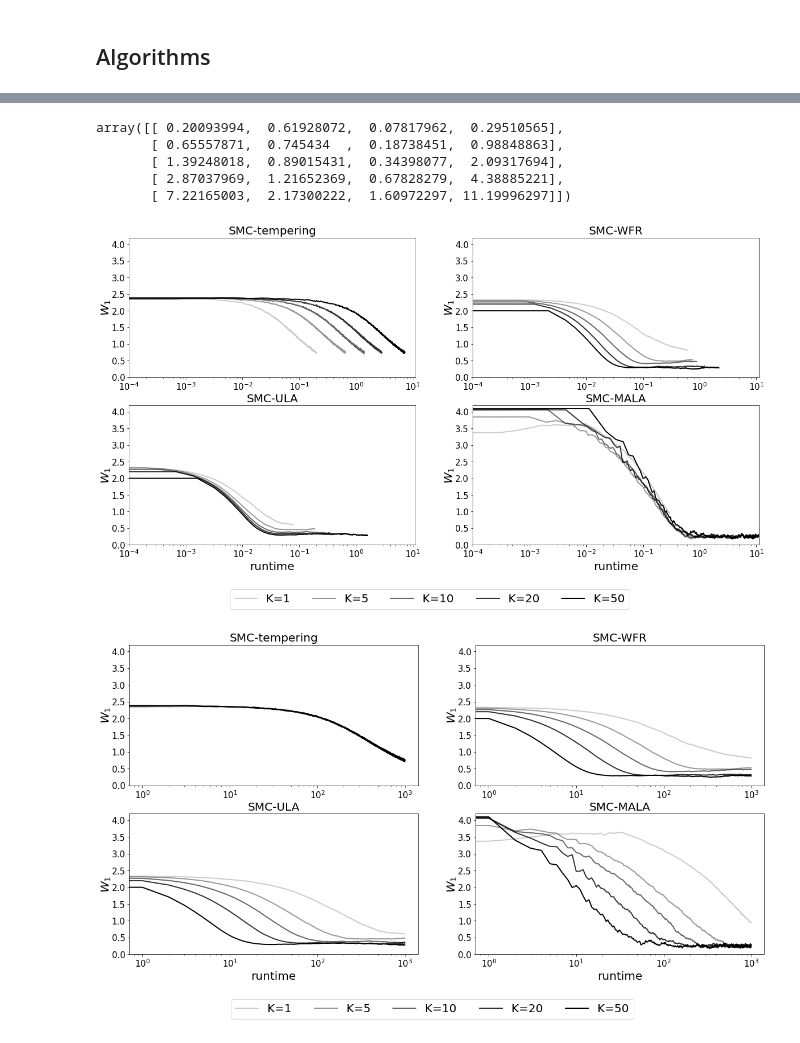
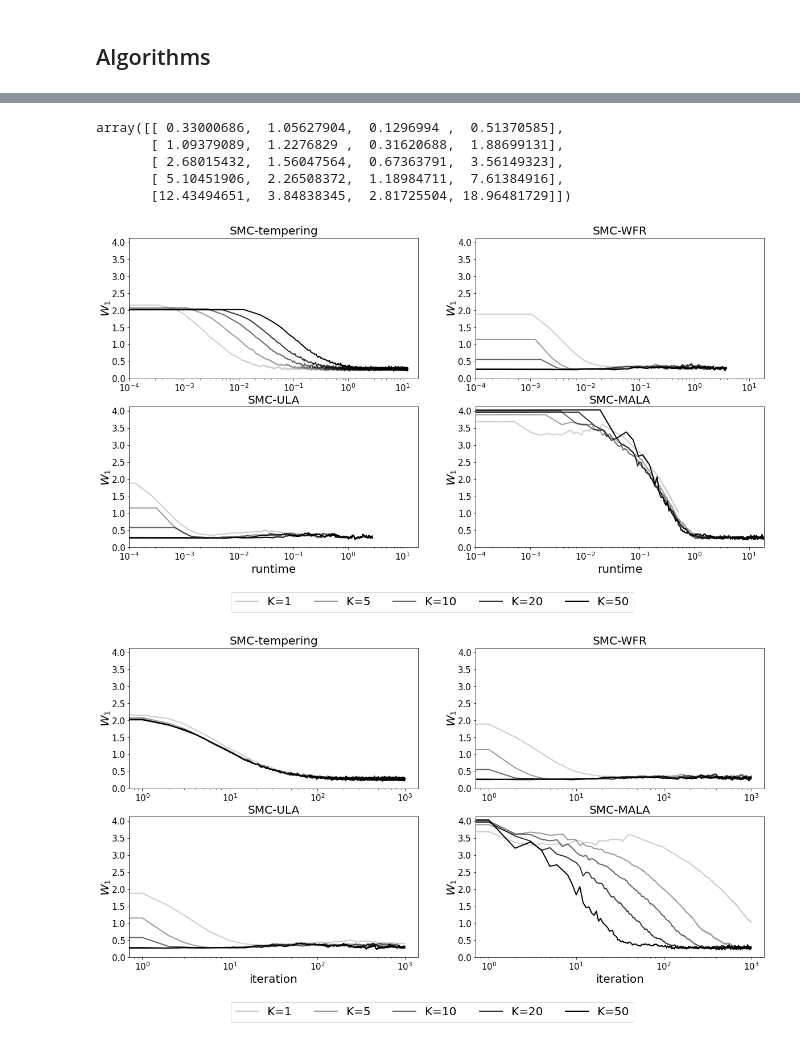
Before and after one commit to FrancescaCrucinio/SMC-WFR, a Jupyter notebook: Donut/Donut_Sensitivity2K.ipynb, the cells around one changed output, grey strips where cells are left out. Drawn from its saved outputs; the diff is of its cells as text; code cells hidden in the pictures.

```diff
--- a/Donut/Donut_Sensitivity2K.ipynb
+++ b/Donut/Donut_Sensitivity2K.ipynb
@@ -39,7 +39,7 @@ true_sample = 16*np.random.uniform(size = (100000, d))-8
 true_weight = rs.exp_and_normalise(algo.logpi_donut(true_sample.T, ystar, sigma))
 # %%
 Niter = 1000
-gamma = 0.0001
+gamma = 0.005
 N = 300
 X0 = np.random.multivariate_normal(np.zeros(d), np.eye(d), size = N)
 
@@ -137,11 +137,11 @@ plt.show()
 avg_runtime = np.mean(runtime, axis = 1)
 avg_runtime
 # %% [output]
-array([[ 0.20093994,  0.61928072,  0.07817962,  0.29510565],
-       [ 0.65557871,  0.745434  ,  0.18738451,  0.98848863],
-       [ 1.39248018,  0.89015431,  0.34398077,  2.09317694],
-       [ 2.87037969,  1.21652369,  0.67828279,  4.38885221],
-       [ 7.22165003,  2.17300222,  1.60972297, 11.19996297]])
+array([[ 0.33000686,  1.05627904,  0.1296994 ,  0.51370585],
+       [ 1.09379089,  1.2276829 ,  0.31620688,  1.88699131],
+       [ 2.68015432,  1.56047564,  0.67363791,  3.56149323],
+       [ 5.10451906,  2.26508372,  1.18984711,  7.61384916],
+       [12.43494651,  3.84838345,  2.81725504, 18.96481729]])
 # %%
 w1_fr = np.zeros((Ksize, Nrep, d, Niter_fr))
 w1_wfr = np.zeros((Ksize, Nrep, d, Niter))
@@ -156,19 +156,15 @@ cov_smcmala = np.zeros((Ksize, Nrep, Niter_smcmala))
 for h in range(Ksize):
     for j in range(Nrep):
         for i in range(Niter):
-            cov_wfr[h, j, i] = np.mean((np.cov(wfr_x[h, j, i, :, :], aweights = wfr_w[h, j, i, :]) - true_variance)**2)
             for k in range(d):
                 w1_wfr[h, j, k, i]  = stats.wasserstein_distance(wfr_x[h, j, i, k, :], true_sample[:, k], u_weights = wfr_w[h, j, i, :])
         for i in range(Niter_fr):
-            cov_fr[h, j, i] = np.mean((np.cov(fr_x[h, j, i, :, :], aweights = fr_w[h, j, i, :]) - true_variance)**2)
             for k in range(d):
                 w1_fr[h, j, k, i]  = stats.wasserstein_distance(fr_x[h, j, i, k, :], true_sample[:, k], u_weights = fr_w[h, j, i, :])
         for i in range(Niter_smcula):
-            cov_smcula[h, j, i] = np.mean((np.cov(smcula_x[h, j, i, :, :], aweights = smcula_w[h, j, i, :]) - true_variance)**2)
             for k in range(d):
                 w1_smcula[h, j, k, i]  = stats.wasserstein_distance(smcula_x[h, j, i, k, :], true_sample[:, k], u_weights = smcula_w[h, j, i, :])
         for i in range(Niter_smcmala):
-            cov_smcmala[h, j, i] = np.mean((np.cov(smcmala_x[h, j, i, :, :], aweights = smcmala_w[h, j, i, :]) - true_variance)**2)
             for k in range(d):
                 w1_smcmala[h, j, k, i]  = stats.wasserstein_distance(smcmala_x[h, j, i, k, :], true_sample[:, k], u_weights = smcmala_w[h, j, i, :])
 # %%
@@ -225,9 +221,9 @@ for k in range(Ksize):
     plt.ylim(0, max(np.concatenate([w1_fr_plot, w1_wfr_plot, w1_smcula_plot, w1_smcmala_plot]))+0.1)
     plt.legend(loc = 'lower center', bbox_to_anchor=(-.15, -0.5), ncol = 5, fontsize = 20)
 
-# plt.savefig('donut_K_runtime.pdf', bbox_inches="tight")
+plt.savefig('donut_K_runtime.pdf', bbox_inches="tight")
 # %% [output]
-[figure, old version]
+[figure, new version]
 # %%
 plt.figure(figsize = (20,10))
 
@@ -247,37 +243,35 @@ for k in range(Ksize):
     plt.subplot(2, 2, 1)
     plt.title('SMC-tempering', fontsize = 20)
     plt.semilogx(w1_fr_plot, label = 'K='+str(nmcmc), lw = 2, c = 'black', alpha = alphas[k])
-#     plt.xlabel('runtime', fontsize = 20)
     plt.ylabel('$W_1$', fontsize = 20, labelpad=-1)
     plt.xticks(fontsize=15);
     plt.yticks(fontsize=15);
     plt.ylim(0, max(np.concatenate([w1_fr_plot, w1_wfr_plot, w1_smcula_plot, w1_smcmala_plot]))+0.1)
     plt.subplot(2, 2, 2)
     plt.title('SMC-WFR', fontsize = 20)
     plt.semilogx(w1_wfr_plot, label = 'K='+str(nmcmc), lw = 2, c = 'black', alpha = alphas[k])
-#     plt.xlabel('runtime', fontsize = 20)
     plt.ylabel('$W_1$', fontsize = 20, labelpad=-1)
     plt.xticks(fontsize=15);
     plt.yticks(fontsize=15);
     plt.ylim(0, max(np.concatenate([w1_fr_plot, w1_wfr_plot, w1_smcula_plot, w1_smcmala_plot]))+0.1)
     plt.subplot(2, 2, 3)
     plt.title('SMC-ULA', fontsize = 20)
     plt.semilogx(w1_smcula_plot, label = 'K='+str(nmcmc), lw = 2, c = 'black', alpha = alphas[k])
-    plt.xlabel('runtime', fontsize = 20)
+    plt.xlabel('iteration', fontsize = 20)
     plt.ylabel('$W_1$', fontsize = 20, labelpad=-1)
     plt.xticks(fontsize=15);
     plt.yticks(fontsize=15);
     plt.ylim(0, max(np.concatenate([w1_fr_plot, w1_wfr_plot, w1_smcula_plot, w1_smcmala_plot]))+0.1)
     plt.subplot(2, 2, 4)
     plt.title('SMC-MALA', fontsize = 20)
     plt.semilogx(w1_smcmala_plot, label = 'K='+str(nmcmc), lw = 2, c = 'black', alpha = alphas[k])
-    plt.xlabel('runtime', fontsize = 20)
+    plt.xlabel('iteration', fontsize = 20)
     plt.ylabel('$W_1$', fontsize = 20, labelpad=-1)
     plt.xticks(fontsize=15);
     plt.yticks(fontsize=15);
     plt.ylim(0, max(np.concatenate([w1_fr_plot, w1_wfr_plot, w1_smcula_plot, w1_smcmala_plot]))+0.1)
     plt.legend(loc = 'lower center', bbox_to_anchor=(-.15, -0.5), ncol = 5, fontsize = 20)
 
-# plt.savefig('donut_K_iter.pdf', bbox_inches="tight")
+plt.savefig('donut_K_iter.pdf', bbox_inches="tight")
 # %% [output]
-[figure, old version]
+[figure, new version]
```
Also changed, not shown: parts of 4 cells of this notebook, 24 other files.
